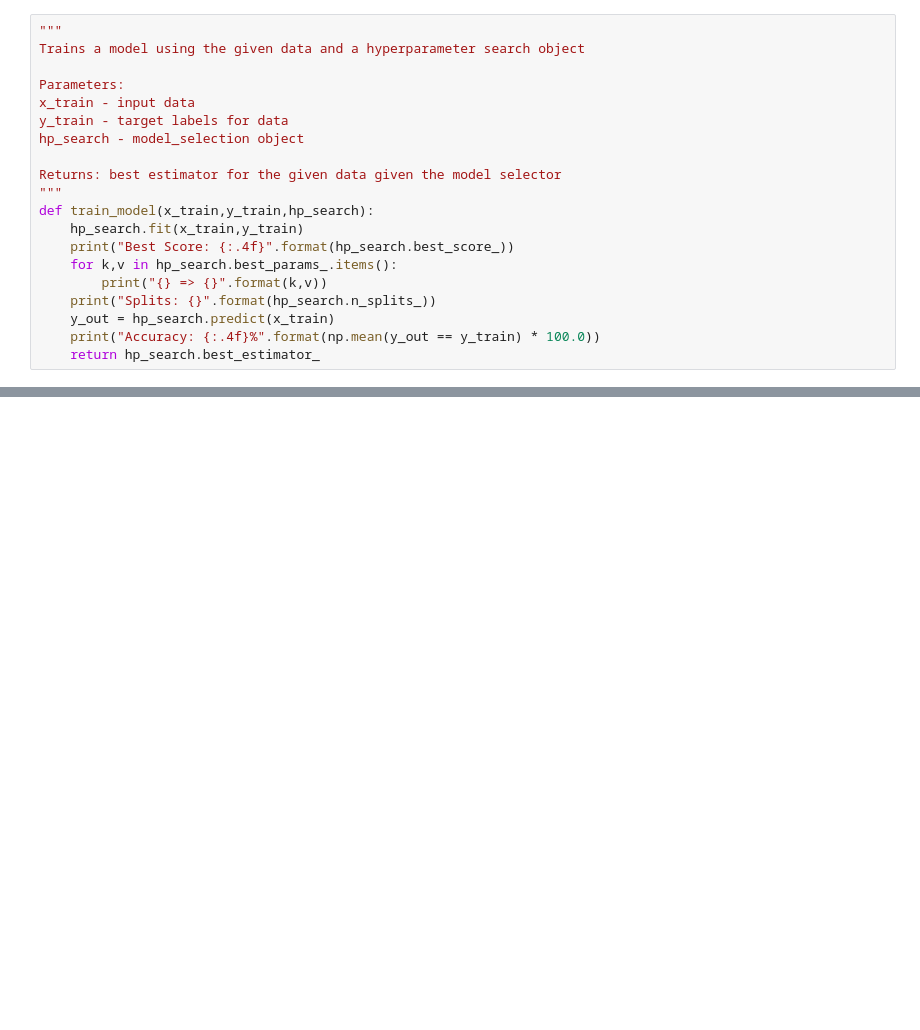
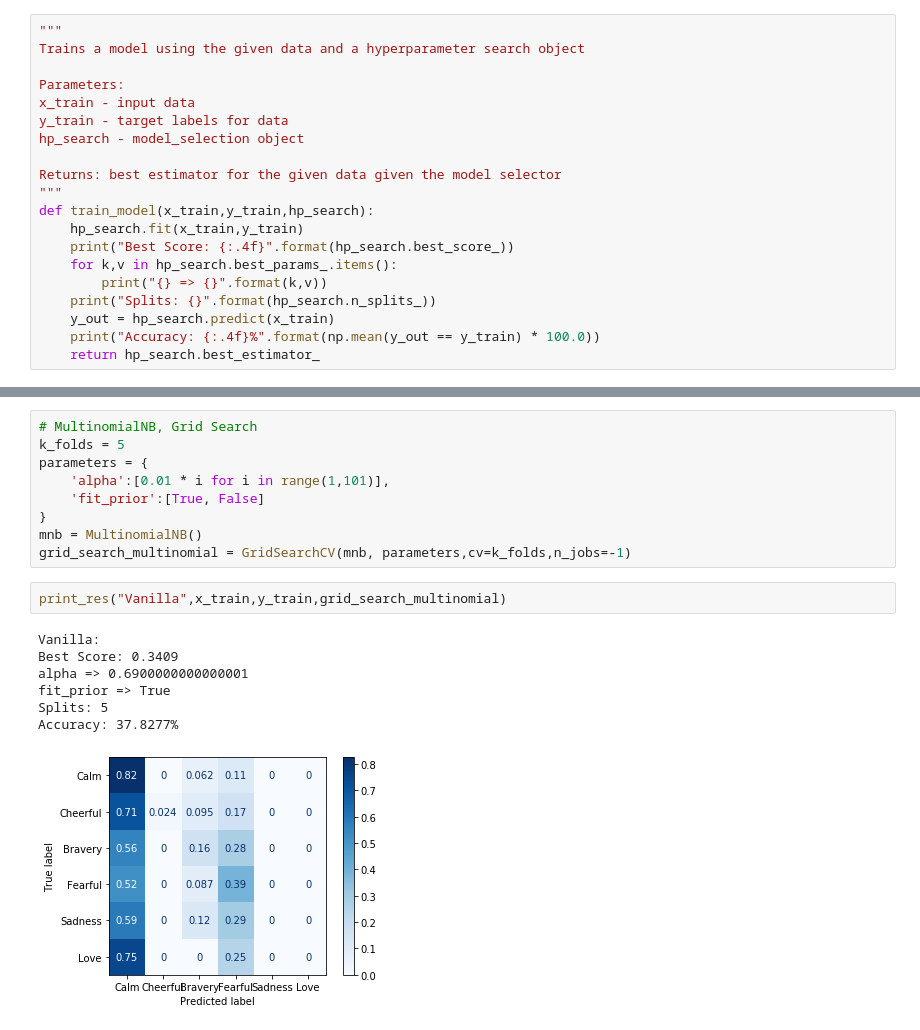
Before and after one commit to gracielnunciob/XLB48, a Jupyter notebook: Notebooks/Training/Naive Bayes Hyperparameter Search.ipynb, the cells around one changed output, grey strips where cells are left out. Cells and saved outputs as stored; diff of their text form; blank space fills up the shorter version.

```diff
--- a/Notebooks/Training/Naive Bayes Hyperparameter Search.ipynb
+++ b/Notebooks/Training/Naive Bayes Hyperparameter Search.ipynb
@@ -303,0 +143,19 @@ Accuracy: 36.2500%
+# %%
+# MultinomialNB, Grid Search
+k_folds = 5
+parameters = {
+    'alpha':[0.01 * i for i in range(1,101)],
+    'fit_prior':[True, False]
+}
+mnb = MultinomialNB()
+grid_search_multinomial = GridSearchCV(mnb, parameters,cv=k_folds,n_jobs=-1)
+# %%
+print_res("Vanilla",x_train,y_train,grid_search_multinomial)
+# %% [output]
+Vanilla:
+Best Score: 0.3409
+alpha => 0.6900000000000001
+fit_prior => True
+Splits: 5
+Accuracy: 37.8277%
+[figure, added]
```
Also changed, not shown: parts of 46 cells of this notebook, 1 other file.
